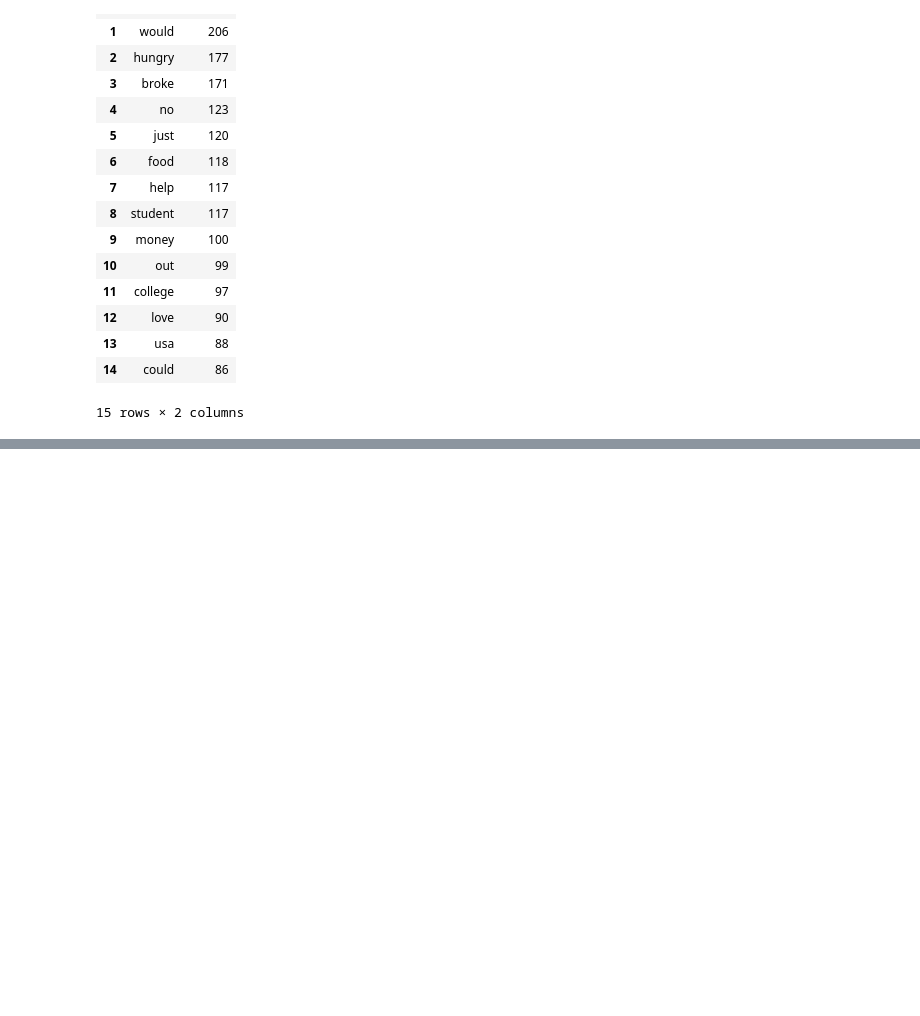
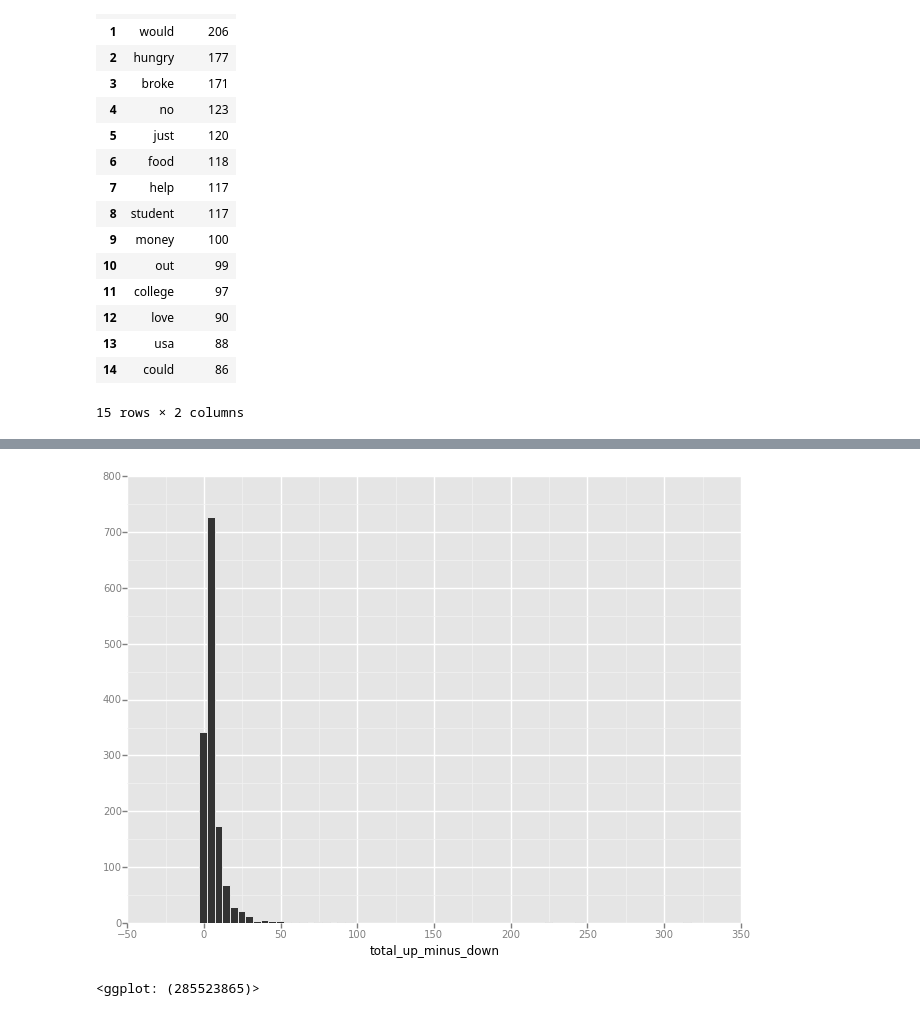
Before and after one commit to asbhat/data-science-class, a Jupyter notebook: data-processing-assignment/pizza_request_dataset/1.9 Data Processing.ipynb, the cells around one changed output, grey strips where cells are left out. Saved outputs shown, nothing was run; the diff lists cells and outputs as text; code cells hidden in the pictures; blank space fills up the shorter version.

```diff
--- a/data-processing-assignment/pizza_request_dataset/1.9 Data Processing.ipynb
+++ b/data-processing-assignment/pizza_request_dataset/1.9 Data Processing.ipynb
@@ -246,0 +379,5 @@ ggplot(pdTopSuccessTitleWords, aes(x='words', weight='counts')) + geom_bar() + x
+# %%
+ggplot(pdVoteData[pdVoteData['success']], aes(x='total_up_minus_down')) + geom_histogram(binwidth=5)
+# %% [output]
+[figure, added]
+<ggplot: (285523865)>
```
Also changed, not shown: parts of 18 cells of this notebook.
